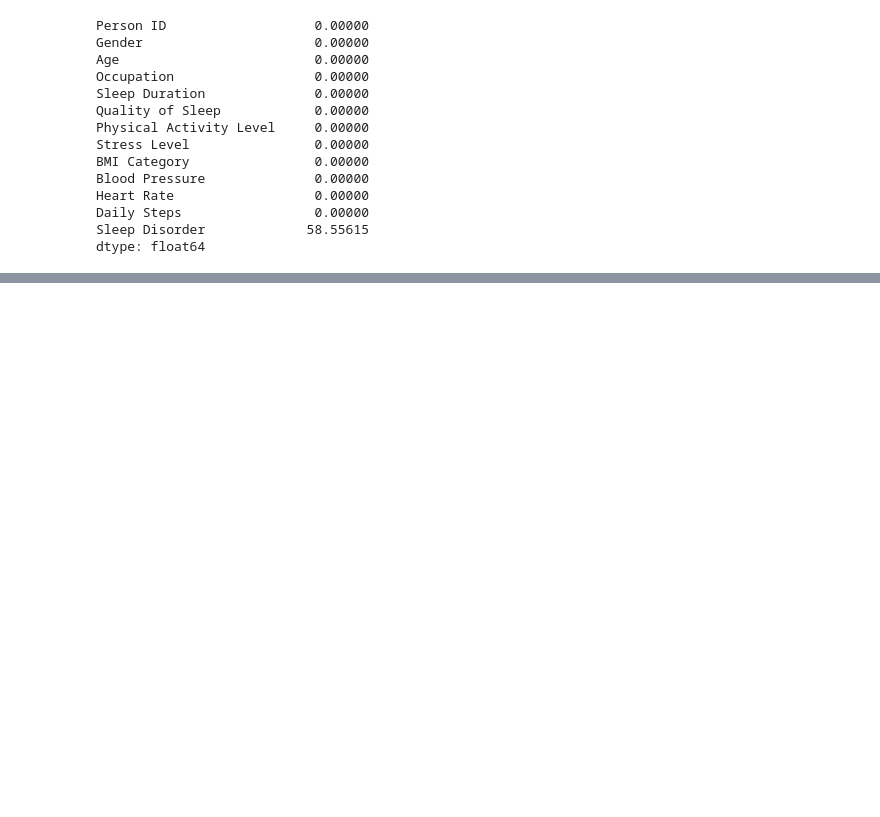
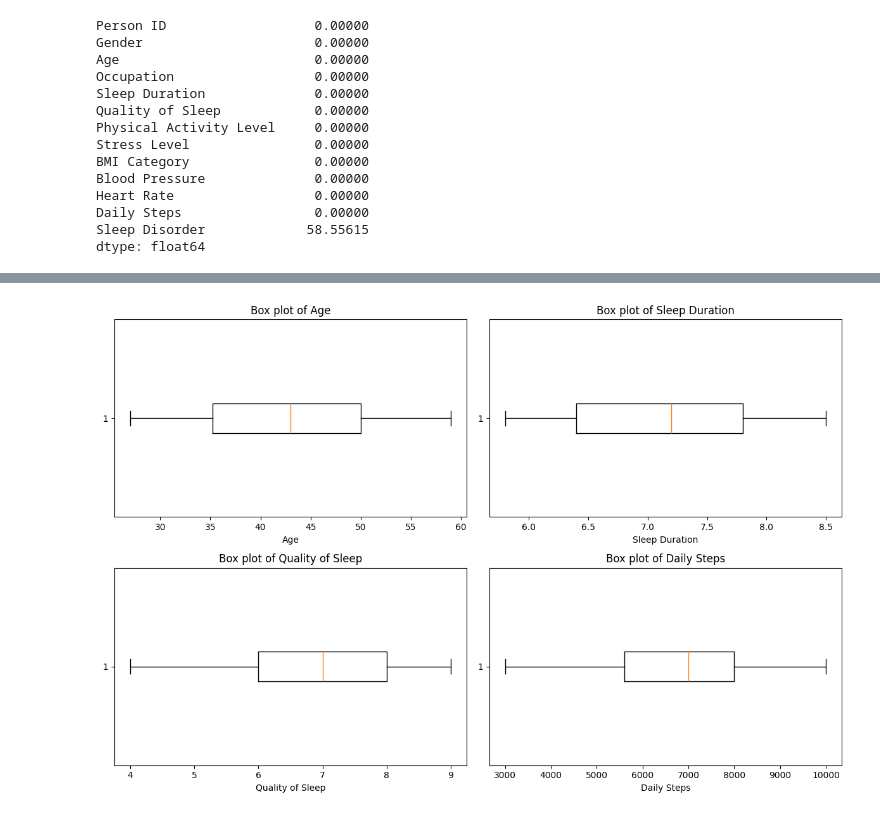
Before and after one commit to sonalkumarasinghe-ctrl/EE-Term_01, a Jupyter notebook: Session 2/sleep_data_trained.ipynb, the cells around one changed output, grey strips where cells are left out. Saved outputs shown, nothing was run; the diff lists cells and outputs as text; code cells hidden in the pictures; blank space fills up the shorter version.

```diff
--- a/Session 2/sleep_data_trained.ipynb
+++ b/Session 2/sleep_data_trained.ipynb
@@ -144,0 +142,17 @@ input_data.head()
+# %%
+#13
+import matplotlib.pyplot as plt
+
+features = ['Age', 'Sleep Duration', 'Quality of Sleep', 'Daily Steps']
+plt.figure(figsize=(12, 8))
+for i, feature in enumerate(features, 1):
+    plt.subplot(2, 2, i)
+    plt.boxplot(input_data[feature], vert=False)
+    plt.title(f'Box plot of {feature}')
+    plt.xlabel(feature)
+plt.tight_layout()
+plt.show()
+
+#No need of outliers removal as there is no extreme outliers
+# %% [output]
+[figure, added]
```
Also changed, not shown: parts of 2 cells of this notebook.
